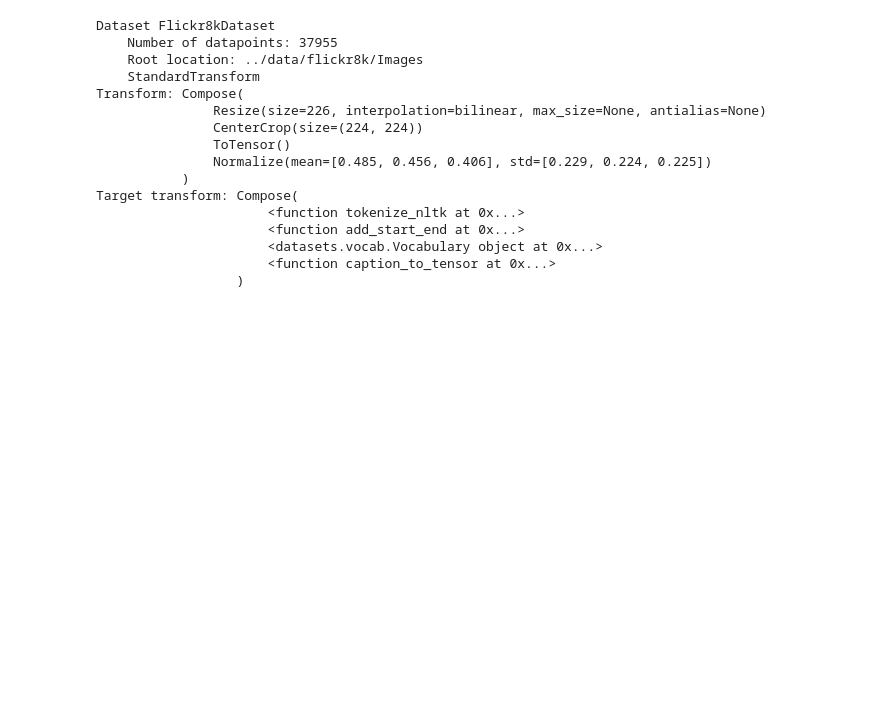
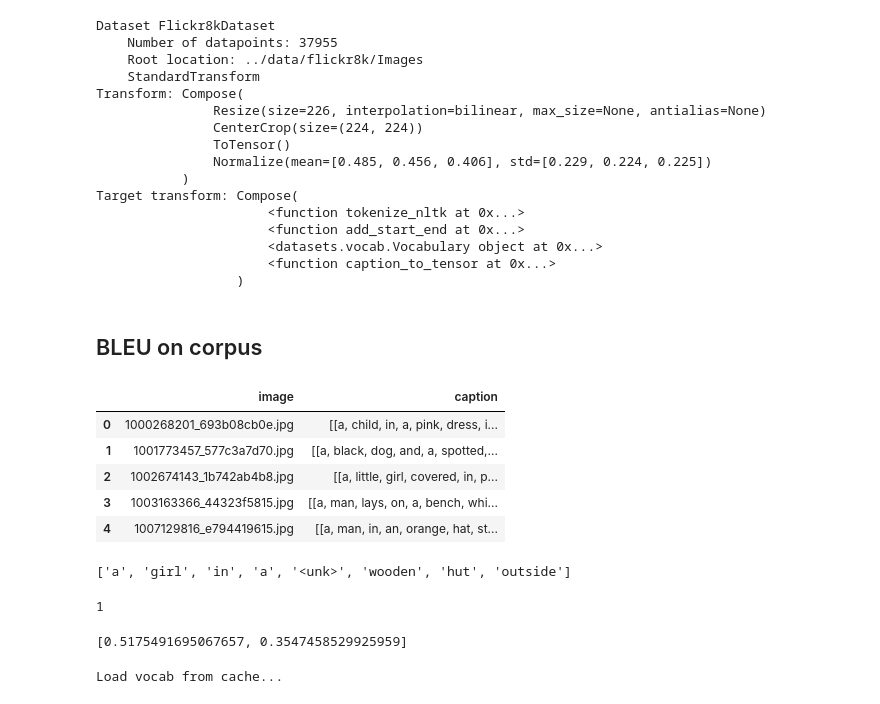
Before and after one commit to ihorhrysha/caption, a Jupyter notebook: notebooks/dataset_flickr8k.ipynb, the cells around one changed output. Drawn from its saved outputs; the diff is of its cells as text; code cells hidden in the pictures; blank space fills up the shorter version.

```diff
--- a/notebooks/dataset_flickr8k.ipynb
+++ b/notebooks/dataset_flickr8k.ipynb
@@ -165,3 +151,36 @@ Target transform: Compose(
                       <datasets.vocab.Vocabulary object at 0x...>
                       <function caption_to_tensor at 0x...>
                   )
+# %% [markdown]
+## BLEU on corpus
+# %%
+img_captions = pd.read_csv(os.path.join(dataset_dir, 'captions.txt')).groupby('image')['caption'].apply(lambda caps: [tokenizer(cap) for cap in caps]).reset_index()
+img_captions.head(5)
+# %% [output]
+|  | image | caption |
+| 0 | 1000268201_693b08cb0e.jpg | [[a, child, in, a, pink, dress, i... |
+| 1 | 1001773457_577c3a7d70.jpg | [[a, black, dog, and, a, spotted,... |
+| 2 | 1002674143_1b742ab4b8.jpg | [[a, little, girl, covered, in, p... |
+| 3 | 1003163366_44323f5815.jpg | [[a, man, lays, on, a, bench, whi... |
+| 4 | 1007129816_e794419615.jpg | [[a, man, in, an, orange, hat, st... |
+# %%
+refs = img_captions.iloc[0,1]
+hypothesis = ['a', 'girl', 'in', 'a', '<unk>', 'wooden', 'hut', 'outside']
+print(hypothesis)
+# %% [output]
+['a', 'girl', 'in', 'a', '<unk>', 'wooden', 'hut', 'outside']
+# %%
+len([refs])
+# %% [output]
+1
+# %%
+from nltk.translate.bleu_score import corpus_bleu
+
+corpus_bleu(list_of_references=[refs], hypotheses=[hypothesis], weights=[[1/2,1/2],[1/3,1/3,1/3]]) # BLEU-4 by default
+# %% [output]
+[0.5175491695067657, 0.3547458529925959]
+# %%
+from datasets.ds_flickr8k import Flickr8kProvider
+data_provider = Flickr8kProvider(path_data = dataset_dir, tiny=True)
+# %% [output]
+Load vocab from cache...
```
Also changed, not shown: parts of 16 cells of this notebook, 15 other files.
